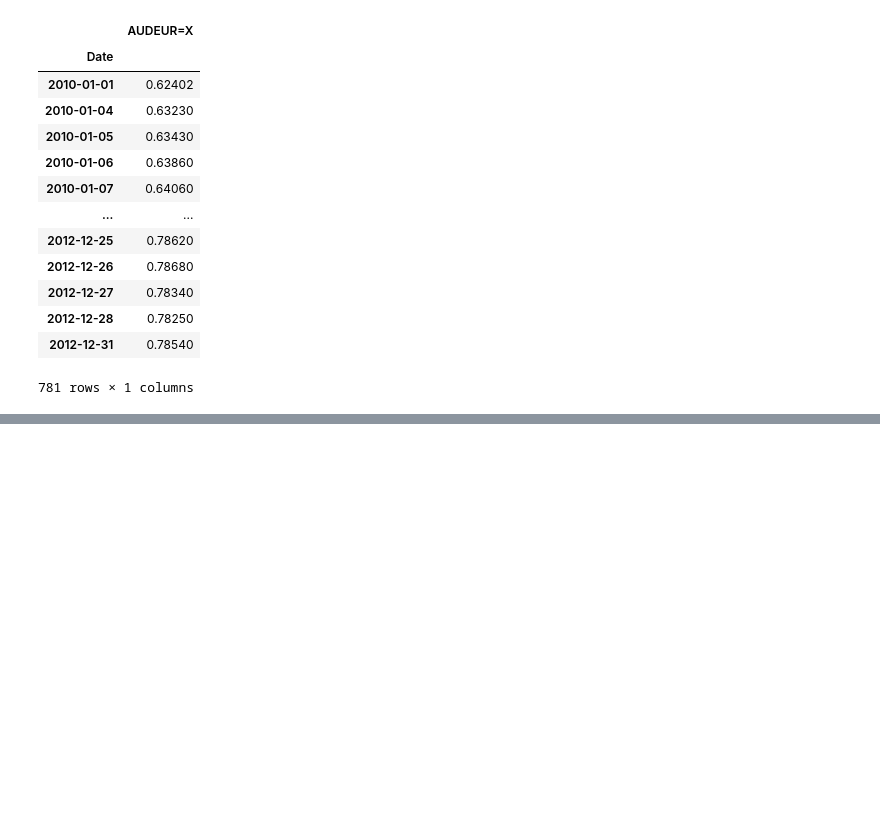
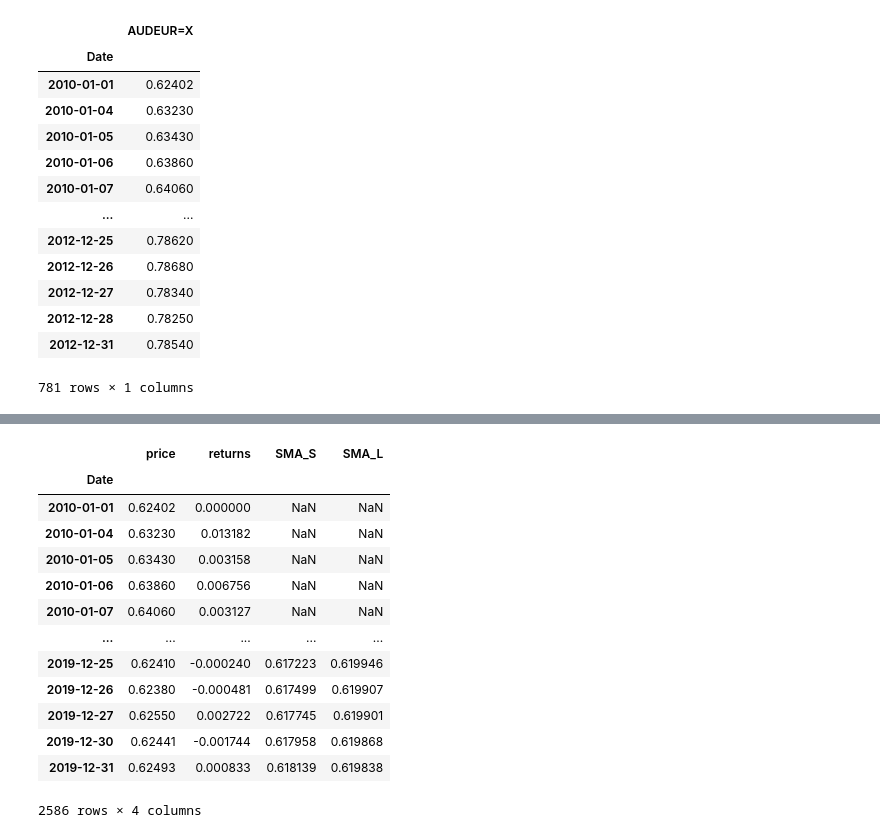
Before and after one commit to apasvenskas/Python-practice-with-financial-data, a Jupyter notebook: Testing/SMA_Backtester_Class.ipynb, the cells around one changed output, grey strips where cells are left out. Saved outputs shown, nothing was run; the diff lists cells and outputs as text; code cells hidden in the pictures; blank space fills up the shorter version.

```diff
--- a/Testing/SMA_Backtester_Class.ipynb
+++ b/Testing/SMA_Backtester_Class.ipynb
@@ -235,3 +217,0 @@ raw
-# %%
-raw = pd.read_csv("forex_pairs.csv")
-print(raw.columns)
@@ -240,3 +217,0 @@ Index(['Date', 'AUDEUR=X', 'EURUSD=X', 'USDGBP=X'], dtype='object')
-# %%
-raw["AUDEUR=X"].replace(0, np.nan, inplace=True)  # Replace zeros with NaN to avoid divide-by-zero errors
-raw["returns"] = np.log(raw["AUDEUR=X"] / raw["AUDEUR=X"].shift(1))
@@ -249,0 +238,40 @@ For example, when doing 'df[col].method(value, inplace=True)', try using 'df.met
+# %%
+class SMABacktester():
+    def __init__(self, symbol, SMA_S, SMA_L, start, end):
+        self.symbol = symbol
+        self.SMA_S = SMA_S
+        self.SMA_L = SMA_L
+        self.start = start
+        self.end = end
+        self.results = None
+        self.get_data()
+
+    def get_data(self):
+        raw = pd.read_csv("forex_pairs.csv", parse_dates = ["Date"], index_col = "Date")
+        raw = raw[self.symbol].to_frame().dropna()
+        raw = raw.loc[self.start:self.end].copy()
+        raw.rename(columns={self.symbol: "price"}, inplace=True)
+        raw["returns"] = np.log(raw["price"] / raw["price"].shift(1)).fillna(0)
+        raw["SMA_S"] = raw["price"].rolling(self.SMA_S).mean() # add short and long sma strategy
+        raw["SMA_L"] = raw["price"].rolling(self.SMA_L).mean()
+        self.data = raw
+        return raw
+# %%
+tester = SMABacktester("AUDEUR=X", 50, 200, "2010-01-01", "2019-12-31")
+# %%
+tester.data
+# %% [output]
+|  | price | returns | SMA_S | SMA_L |
+| Date |  |  |  |  |
+| 2010-01-01 | 0.62402 | 0.000000 | NaN | NaN |
+| 2010-01-04 | 0.63230 | 0.013182 | NaN | NaN |
+| 2010-01-05 | 0.63430 | 0.003158 | NaN | NaN |
+| 2010-01-06 | 0.63860 | 0.006756 | NaN | NaN |
+| 2010-01-07 | 0.64060 | 0.003127 | NaN | NaN |
+| ... | ... | ... | ... | ... |
+| 2019-12-25 | 0.62410 | -0.000240 | 0.617223 | 0.619946 |
+| 2019-12-26 | 0.62380 | -0.000481 | 0.617499 | 0.619907 |
+| 2019-12-27 | 0.62550 | 0.002722 | 0.617745 | 0.619901 |
+| 2019-12-30 | 0.62441 | -0.001744 | 0.617958 | 0.619868 |
+| 2019-12-31 | 0.62493 | 0.000833 | 0.618139 | 0.619838 |
+2586 rows × 4 columns
```
Also changed, not shown: parts of 10 cells of this notebook.
